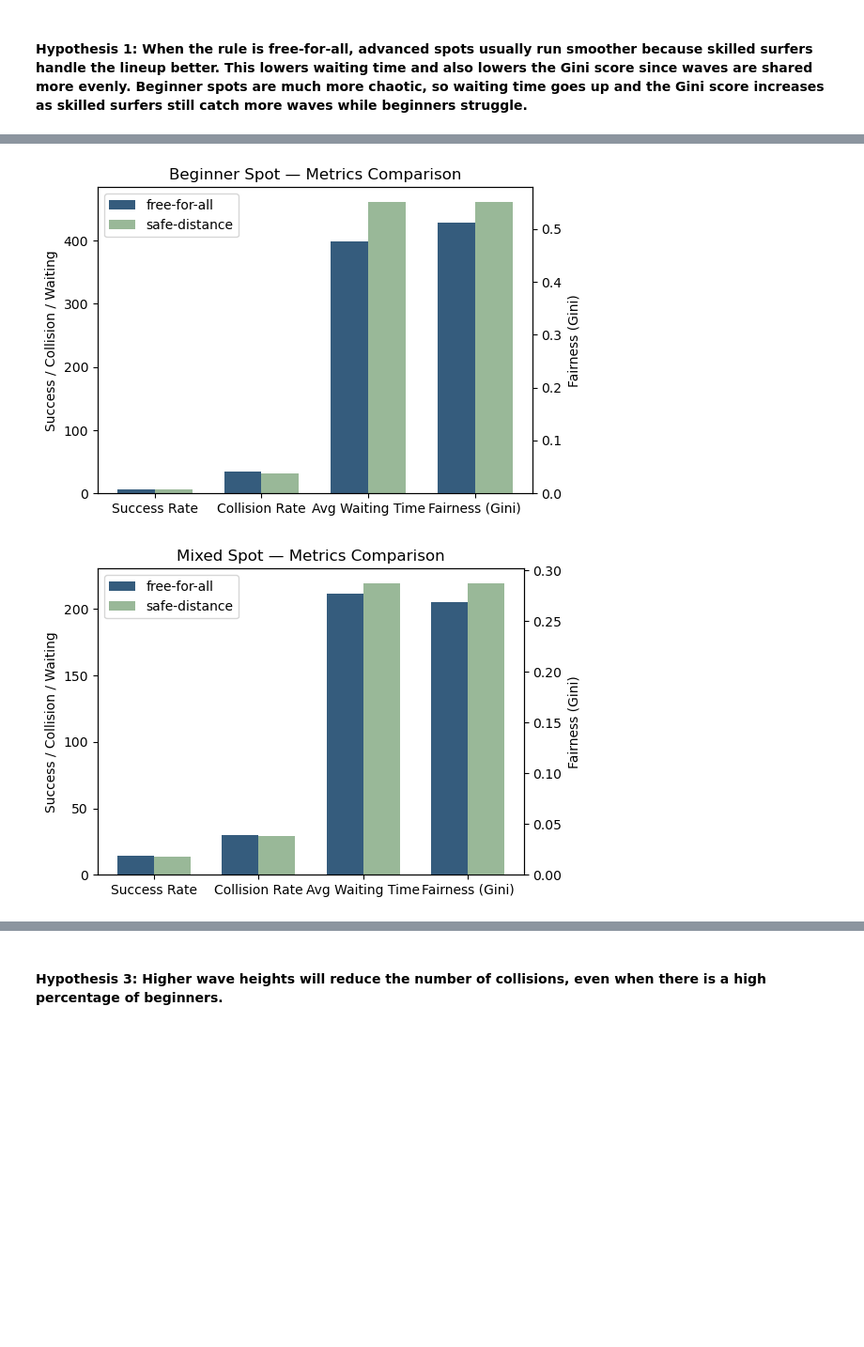
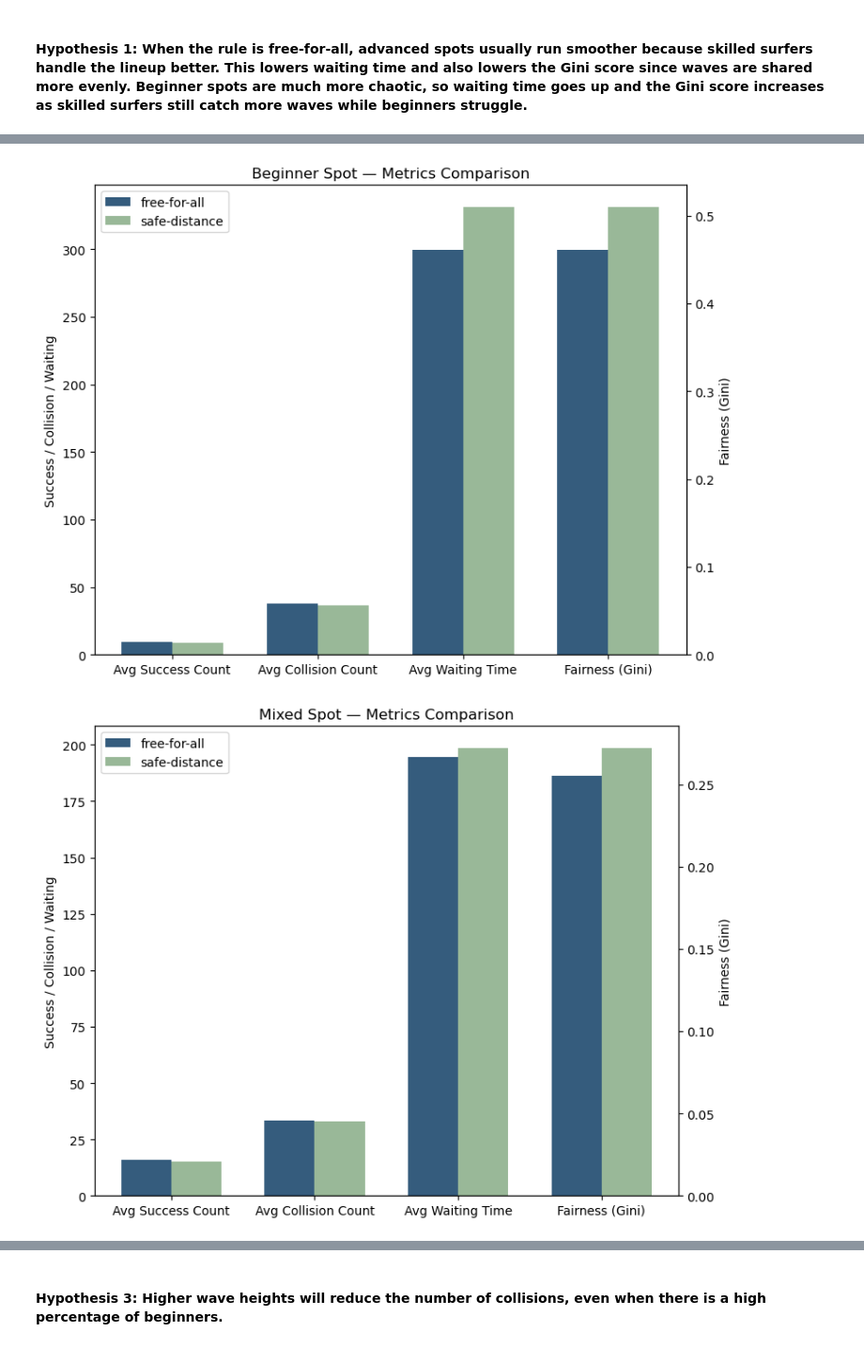
Before and after one commit to AnniecTW/597_Final_Project, a Jupyter notebook: MC_Sim.ipynb, the cells around one changed output, grey strips where cells are left out. Shown at 94% size. Drawn from its saved outputs; the diff is of its cells as text; code cells hidden in the pictures; blank space fills up the shorter version.

```diff
--- a/MC_Sim.ipynb
+++ b/MC_Sim.ipynb
@@ -41,7 +45,7 @@ def summary_table(mean, std, label_name="condition"):
     return pd.DataFrame(rows)
 # %%
 def run_many(
-        number_of_runs=50,
+        number_of_runs=100,
         mode=None,
         spot_level=None,
         rule_type=None,
@@ -52,7 +56,7 @@ def run_many(
         duration=None,
 ):
     """
-    Run multiple simulations and return (mean, std) of the results
+    Run multiple simulations and gather statistical data.
     """
     if mode is None:
         mode=EXPR_CONF["mode"]
@@ -81,8 +85,8 @@ def run_many(
         res_metrics = {
             "n_surfers": res["n_surfers"],
             "wave_counts": res["wave_counts"],
-            "success_rate": res["success_rate"],
-            "collision_rate": res["collision_rate"],
+            "avg_success_count": res["avg_success_count"],
+            "avg_collision_count": res["avg_collision_count"],
             "avg_waiting_time": res["avg_waiting_time"],
             "fairness": res["fairness"]
         }
@@ -263,0 +227,2 @@ These suggest that the system behaves stably over long runs.
+# %%
+data, mean, std = run_many(num_surfer=80)
@@ -280,9 +299,9 @@ mix_conf["lambda_set"] = fixed_lambda
 adv_conf["lambda_set"] = fixed_lambda
 
 # Run for three different spot levels
-mean_beg, std_beg = run_many(num_surfer=80, spot_conf = beg_conf, spot_level="beginner")
-mean_mix, std_mix = run_many(num_surfer=80, spot_conf = mix_conf, spot_level="mixed")
-mean_adv, std_adv = run_many(num_surfer=80, spot_conf = adv_conf, spot_level="advanced")
+_, mean_beg, std_beg = run_many(num_surfer=80, spot_conf = beg_conf, spot_level="beginner")
+_, mean_mix, std_mix = run_many(num_surfer=80, spot_conf = mix_conf, spot_level="mixed")
+_, mean_adv, std_adv = run_many(num_surfer=80, spot_conf = adv_conf, spot_level="advanced")
 
 mean = {
     "beg_mean": mean_beg,
@@ -355,8 +378,8 @@ dataframes = []
 
 for level in ["beginner", "mixed", "advanced"]:
     # run for both rule types
-    mean_free, std_free = run_many(rule_type="free_for_all", num_surfer=80, spot_level=level)
-    mean_first, std_first = run_many(rule_type="safe_distance", num_surfer=80, spot_level=level)
+    _, mean_free, std_free = run_many(rule_type="free_for_all", num_surfer=80, spot_level=level)
+    _, mean_first, std_first = run_many(rule_type="safe_distance", num_surfer=80, spot_level=level)
 
     mean = {
         "free_mean": mean_free,
@@ -397,11 +420,8 @@ beginner   free      n_surfers           80.000    0.000
 # %%
-# AI matplotlib assistance
-
-import matplotlib.pyplot as plt
 import numpy as np
 
-metrics = ["success_rate", "collision_rate", "avg_waiting_time", "fairness"]
-metric_titles = ["Success Rate", "Collision Rate", "Avg Waiting Time", "Fairness (Gini)"]
+metrics = ["avg_success_count", "avg_collision_count", "avg_waiting_time", "fairness"]
+metric_titles = ["Avg Success Count", "Avg Collision Count", "Avg Waiting Time", "Fairness (Gini)"]
 spot_levels = ["beginner", "mixed", "advanced"]
 
 rule_labels = {"free": "free-for-all", "safe": "safe-distance"}
@@ -409,7 +429,7 @@ colors = ["#355C7D", "#99B898"]
 
 
 for level in spot_levels:
-    fig, ax_left = plt.subplots(figsize=(6, 4))
+    fig, ax_left = plt.subplots(figsize=(8, 6))
 
     # secondary axis for fairness
     ax_right = ax_left.twinx()
@@ -434,32 +454,32 @@ for level in spot_levels:
                 color=colors[0])
 
     ax_left.bar(x[left_idx] + bar_width/2,
                 [first_vals[i] for i in left_idx],
                 bar_width, label=rule_labels["safe"],
                 color=colors[1])
 
     # --- draw right-axis bars for fairness only ---
     ax_right.bar(x[fairness_idx] - bar_width/2,
                  free_vals[fairness_idx],
                  bar_width, color=colors[0])
 
     ax_right.bar(x[fairness_idx] + bar_width/2,
                  first_vals[fairness_idx],
                  bar_width, color=colors[1])
 
     # labels / formatting
     ax_left.set_xticks(x)
     ax_left.set_xticklabels(metric_titles)
     ax_left.set_title(f"{level.capitalize()} Spot — Metrics Comparison")
 
     ax_left.set_ylabel("Success / Collision / Waiting")
     ax_right.set_ylabel("Fairness (Gini)")
 
     # legend only from left axis
     ax_left.legend(loc="upper left")
 
     plt.tight_layout()
     plt.show()
 # %% [output]
-[figure, old version]
+[figure, new version]
-[figure, old version]
+[figure, new version]
```
Also changed, not shown: parts of 48 cells of this notebook, 2 other files.
